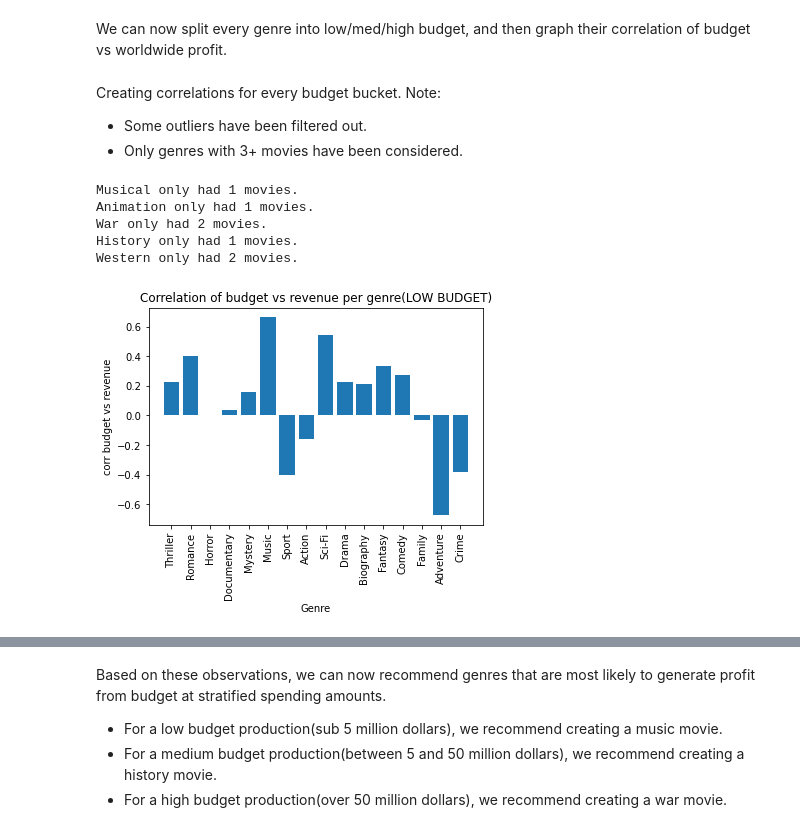
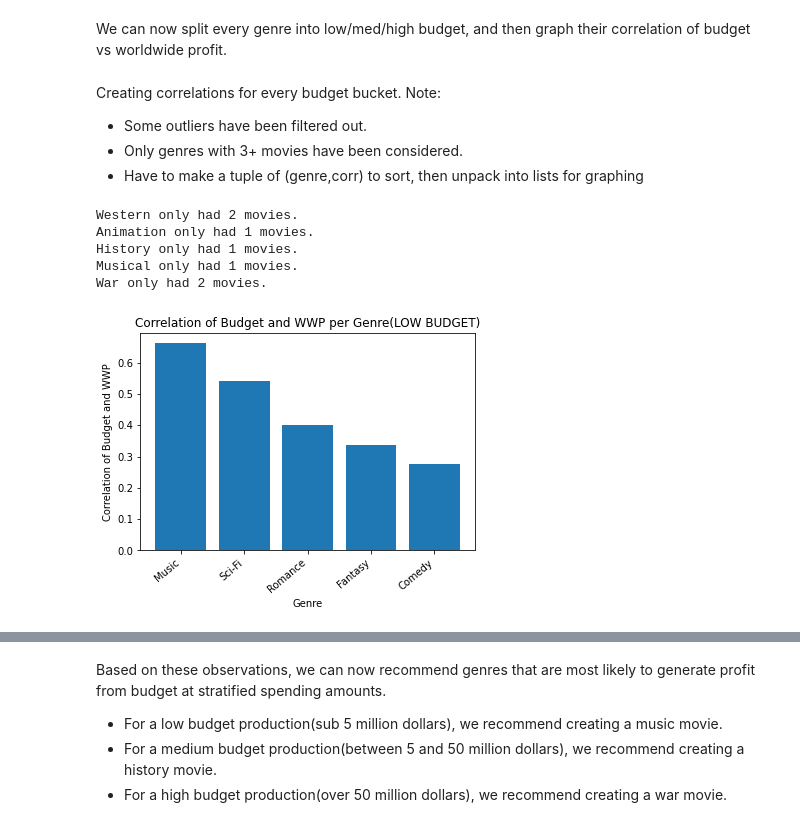
Before and after one commit to mitchallison2/Microsoft-Movie-Project, a Jupyter notebook: Genre vs charts.ipynb, the cells around one changed output, grey strips where cells are left out. Saved outputs shown, nothing was run; the diff lists cells and outputs as text; code cells hidden in the pictures.

```diff
--- a/Genre vs charts.ipynb
+++ b/Genre vs charts.ipynb
@@ -136,9 +131,23 @@ I'd like to dig more into each genre, and each production cost bucket(low/med/hi
 #### Find corr of production cost vs revenue for each genre
 - Note: outliers are not excluded
 # %%
-genres_corr = {}
+genres_corr = []
 for genre,frame in genres_df.items():
     corr = frame['production_budget'].corr(frame['worldwide_profit'])
-    genres_corr[genre] = corr
+    genres_corr.append(tuple((genre, corr)))
 #     print(f"{genre}: has a corr of {corr}")
+
+
+# Sort list of tuples
+genres_corr.sort(key = lambda x: x[1], reverse=True)
+
+
+
+# Create list for genres, and list for corrs
+genres_corrx = [x[0] for x in genres_corr]
+genres_corry = [x[1] for x in genres_corr]
+
+# Slice top 5 options for clarity
+genres_corrx = genres_corrx[:5]
+genres_corry = genres_corry[:5]
 # %%
@@ -175,28 +189,38 @@ Creating correlations for every budget bucket.
 Note:
 - Some outliers have been filtered out.
 - Only genres with 3+ movies have been considered.
+- Have to make a tuple of (genre,corr) to sort, then unpack into lists for graphing
 # %%
-genres_corr_low = {}
+genres_corr_low = []
 for genre,frame in genres_df_low.items():
     if len(frame.index) >= 3:
         corr = frame['production_budget'].corr(frame['worldwide_profit'])
-        genres_corr_low[genre] = corr
+        genres_corr_low.append(tuple((genre, corr)))
 #         print(f"{genre}: {corr}")
     else:
         print(f"{genre} only had {len(frame.index)} movies.")
 
-clean_low = {k: genres_corr_low[k] for k in genres_corr_low if not isnan(genres_corr_low[k])}
 
+# Sort list of tuples
+genres_corr_low.sort(key = lambda x: x[1], reverse=True)
 
-plt.bar(clean_low.keys(), clean_low.values())
-plt.xticks(rotation='vertical')
+# Create list for genres, and list for corrs
+genres_corr_lowx = [x[0] for x in genres_corr_low]
+genres_corr_lowy = [x[1] for x in genres_corr_low]
+
+# Slice top 5 options for clarity
+genres_corr_lowx = genres_corr_lowx[:5]
+genres_corr_lowy = genres_corr_lowy[:5]
+
+plt.bar(genres_corr_lowx, genres_corr_lowy)
+plt.xticks(rotation=40, ha='right')
 plt.xlabel('Genre')
-plt.ylabel('corr budget vs revenue')
-plt.title('Correlation of budget vs revenue per genre(LOW BUDGET)');
+plt.ylabel('Correlation of Budget and WWP')
+plt.title('Correlation of Budget and WWP per Genre(LOW BUDGET)');
 # %% [output]
+Western only had 2 movies.
+Animation only had 1 movies.
+History only had 1 movies.
 Musical only had 1 movies.
-Animation only had 1 movies.
 War only had 2 movies.
-History only had 1 movies.
-Western only had 2 movies.
-[figure, old version]
+[figure, new version]
```
Also changed, not shown: parts of 14 cells of this notebook.
